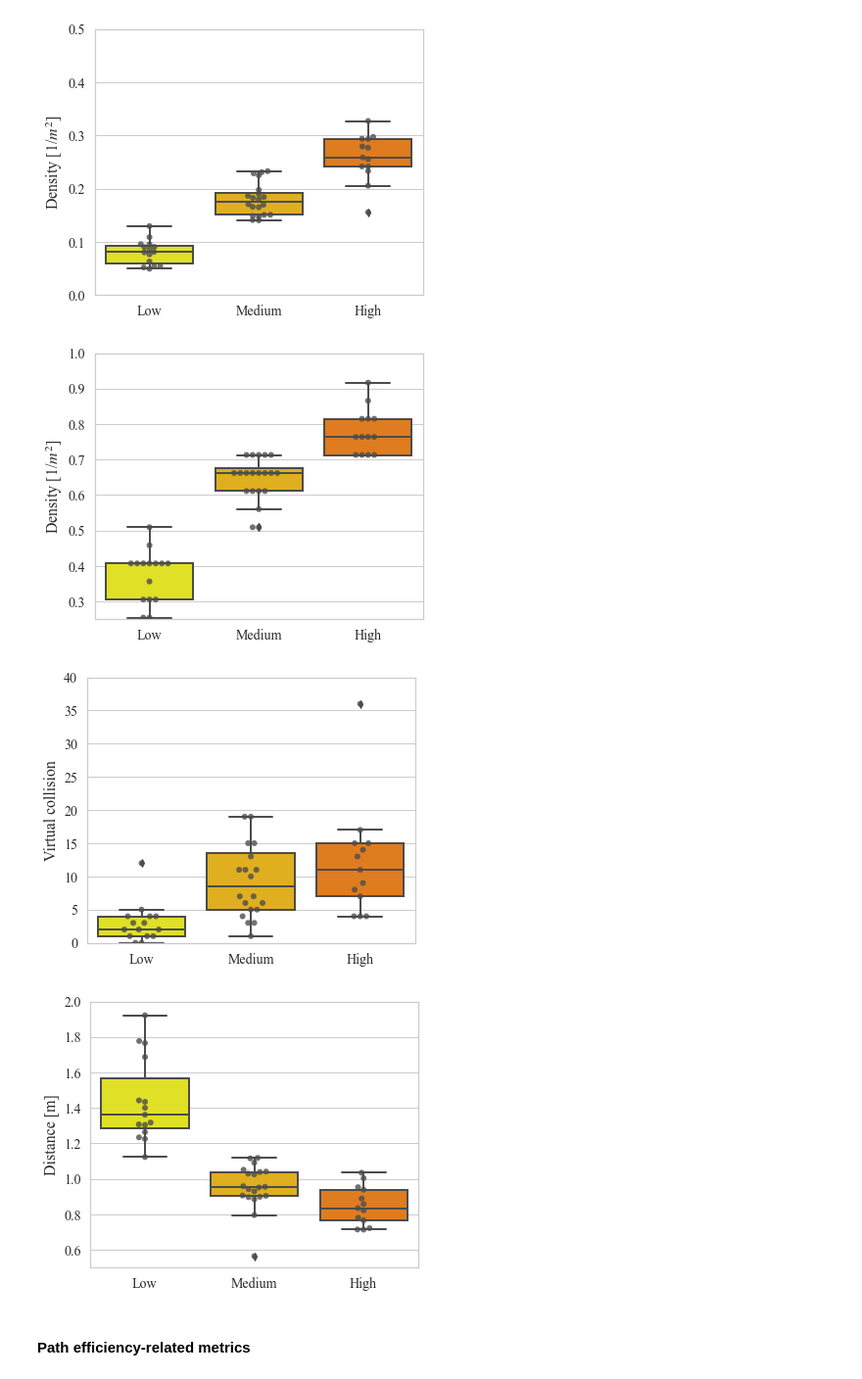
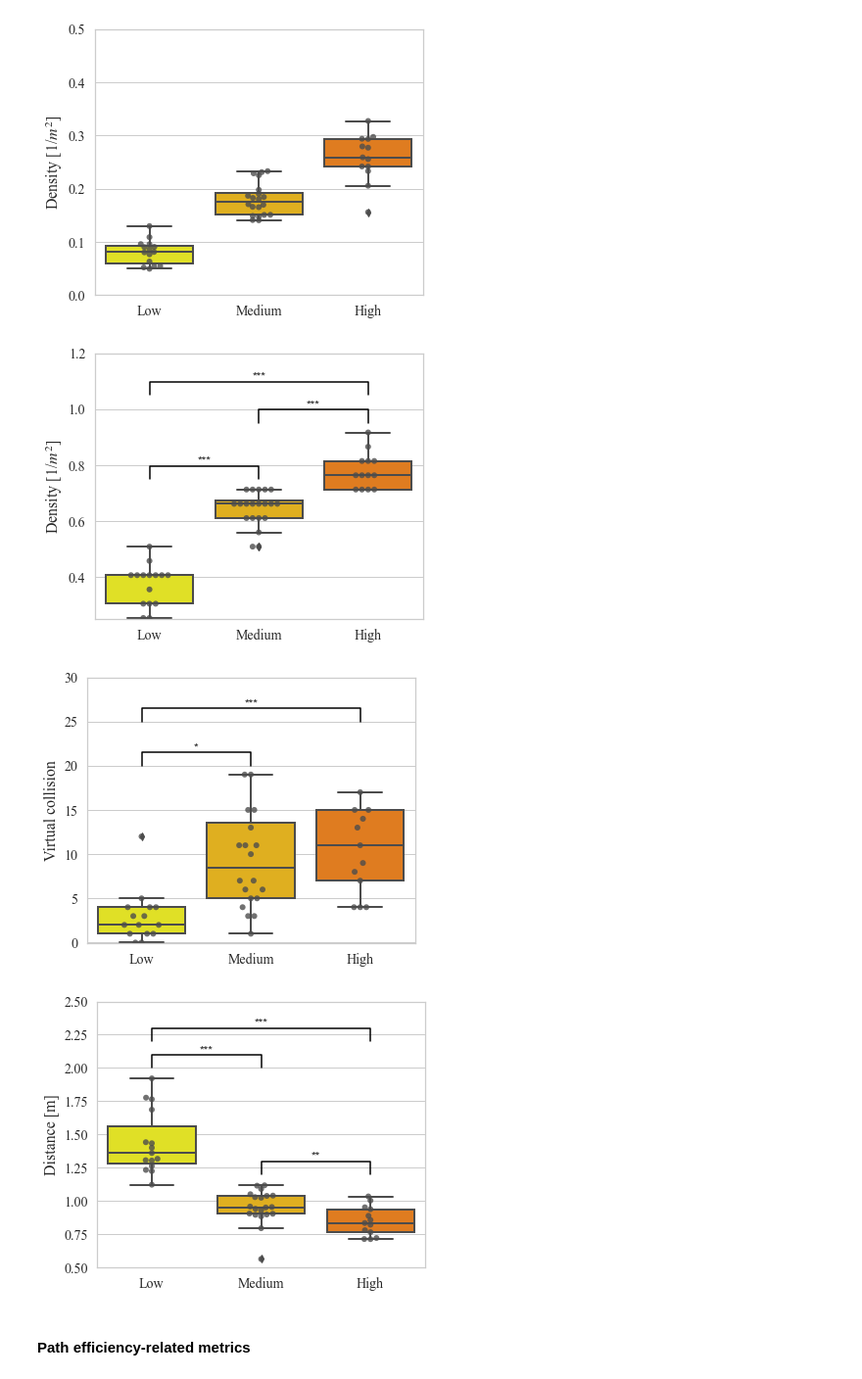
Before and after one commit to epfl-lasa/crowdbot-evaluation-tools, a Jupyter notebook: notebooks/comprehensive_eval.ipynb, the cells around one changed output. Shown at 98% size. Cells and saved outputs as stored; diff of their text form; code cells hidden in the pictures.

Commit message:
update significance annotation to boxplot in notebook

```diff
--- a/notebooks/comprehensive_eval.ipynb
+++ b/notebooks/comprehensive_eval.ipynb
@@ -2690,0 +2806,34 @@ plt.show()
+# %%
+mpl.rcParams['font.family'] = ['serif']
+mpl.rcParams['font.serif'] = ['Times New Roman']
+mpl.rcParams['mathtext.fontset'] = 'stix'
+
+control_fig6, control_axes6 = plt.subplots(figsize=(6, 5))
+
+categorical_plot(
+    axes=control_axes6,
+    df=path_metrics_df,
+    metric='rel_path_length2goal',
+    category='control_type',
+    title='',
+    xlabel='',
+    ylabel='',
+    ylim=[1.0, 2.0],
+    lgd_labels=['April 10, 2021', 'April 24, 2021'],
+    lgd_font="Times New Roman",
+    kind='box',
+    # group='date',
+    loc='upper left',
+    box_palette=box_pal,
+    scatter_palette=scatter_pal,
+)
+
+control_axes6.set_ylabel("Relative path length to the goal", fontsize=16)
+control_axes6.tick_params(axis='x', labelsize=16)
+control_axes6.tick_params(axis='y', labelsize=14)
+control_axes6.set_xticks([0,1,2])
+control_axes6.set_xticklabels(['MDS','RDS','SC'], fontsize=16)
+
+plt.savefig("./pdf/pub/control_boxplot_rel_path_length2goal.pdf", dpi=300)
+
+plt.show()
@@ -3925,7 +4191,7 @@ categorical_plot(
     category='cluster',
     xlabel='',
     ylabel='Density [1/$m^2$]',
-    ylim=[0.25, 1.0],
+    ylim=[0.25, 1.2],
     kind='box',
     lgd_labels=['Cluster 1', 'Cluster 2', 'Cluster 3'],
     box_palette=box_pal,
@@ -3940,11 +4206,18 @@ dense_axes2.set_xticklabels(['Low','Medium','High'], fontsize=16)
 dense_axes2.tick_params(axis='x', labelsize=14)
 dense_axes2.tick_params(axis='y', labelsize=14)
 
+# significance
+bars = [0, 1, 2]
+heights = [0.99, 1.0, 1.03]
+barplot_annotate_brackets(0, 1, 2.446430e-13, bars, heights, line_y=0.75)
+barplot_annotate_brackets(0, 2, 1.246060e-14, bars, heights, line_y=1.05)
+barplot_annotate_brackets(1, 2, 1.101239e-06, bars, heights, line_y=0.95)
+
 plt.savefig("./pdf/pub/density_boxplot_max_density_2_5.pdf", dpi=300)
 
 plt.show()
 # %% [output]
-[figure, old version]
+[figure, new version]
 # %%
 plt.close()
 # %%
@@ -3961,7 +4234,7 @@ categorical_plot(
     category='cluster',
     xlabel='',
     ylabel='Virtual collision',
-    ylim=[-0.1, 40],
+    ylim=[-0.1, 30],
     kind='box',
     lgd_labels=['Cluster 1', 'Cluster 2', 'Cluster 3'],
     box_palette=box_pal,
@@ -3977,11 +4250,18 @@ dense_axes3.set_xticklabels(['Low','Medium','High'], fontsize=16)
 dense_axes3.tick_params(axis='x', labelsize=14)
 dense_axes3.tick_params(axis='y', labelsize=14)
 
+# significance
+bars = [0, 1, 2]
+heights = [0.99, 1.0, 1.03]
+barplot_annotate_brackets(0, 1, 0.050798, bars, heights, line_y=20)
+barplot_annotate_brackets(0, 2, 0.000584, bars, heights, line_y=25)
+# barplot_annotate_brackets(1, 2, 0.851864, bars, heights, line_y=25)
+
 plt.savefig("./pdf/pub/density_boxplot_virtual_collision.pdf", dpi=300)
 
 plt.show()
 # %% [output]
-[figure, old version]
+[figure, new version]
 # %%
 plt.close()
 # %%
@@ -3990,35 +4270,42 @@ mpl.rcParams['font.serif'] = ['Times New Roman']
 mpl.rcParams['mathtext.fontset'] = 'stix'
 
 dense_fig4, dense_axes4 = plt.subplots(figsize=(6, 5))
 
 categorical_plot(
     axes=dense_axes4,
     df=eval_res_sorted_df,
     metric='avg_min_dist',
     category='cluster',
     xlabel='',
     ylabel='Distance [m]',
-    ylim=[0.5, 2.0],
+    ylim=[0.5, 2.5],
     kind='box',
     lgd_labels=['Cluster 1', 'Cluster 2', 'Cluster 3'],
     box_palette=box_pal,
     scatter_palette=scatter_pal,
 )
 
 dense_axes4.set_ylabel("Distance [m]", fontsize=16)
 dense_axes4.set_xticks([0,1,2])
 dense_axes4.set_xticklabels(['Low','Medium','High'], fontsize=16)
 # dense_axes4.set_xlabel("Crowd density", fontsize=16)
 
 # axes_cluster.legend(date_unique.tolist(), fontsize=14)
 dense_axes4.tick_params(axis='x', labelsize=14)
 dense_axes4.tick_params(axis='y', labelsize=14)
 
+# significance
+bars = [0, 1, 2]
+heights = [0.99, 1.0, 1.03]
+barplot_annotate_brackets(0, 1, 5.931100e-09, bars, heights, line_y=2.0)
+barplot_annotate_brackets(0, 2, 1.121289e-08, bars, heights, line_y=2.2)
+barplot_annotate_brackets(1, 2, 1.824328e-02, bars, heights, line_y=1.2)
+
 plt.savefig("./pdf/pub/density_boxplot_mean_min_dist.pdf", dpi=300)
 
 plt.show()
 # %% [output]
-[figure, old version]
+[figure, new version]
 # %%
 plt.close()
 # %% [markdown]
```
Also changed, not shown: parts of 49 cells of this notebook, 1 other file.
